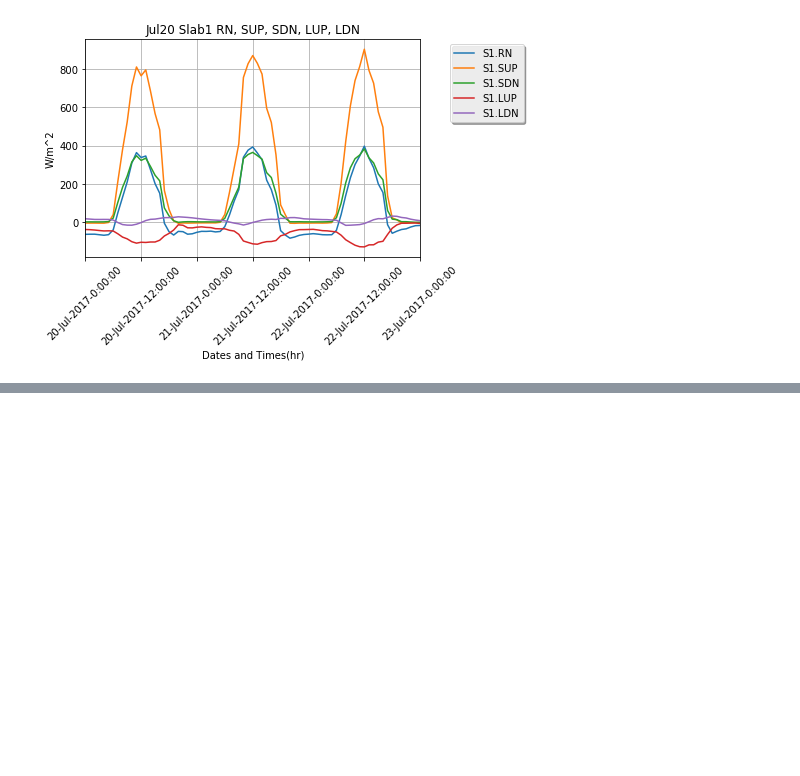
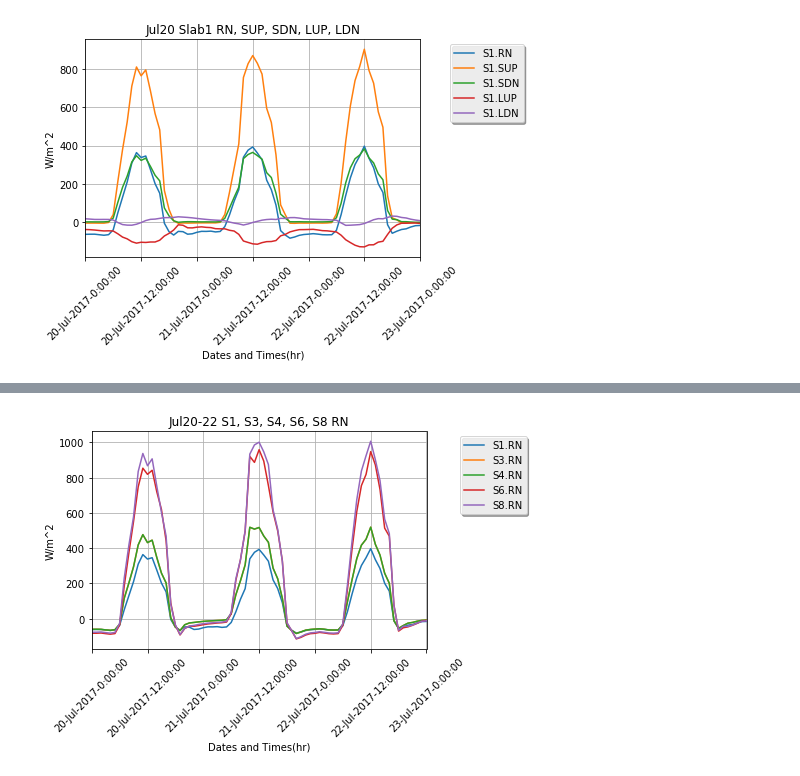
Before and after one commit to mattandersoninf/ALDataAnalysis, a Jupyter notebook: Jul20_Jul22_Analysis.ipynb, the cells around one changed output, grey strips where cells are left out. Saved outputs shown, nothing was run; the diff lists cells and outputs as text; code cells hidden in the pictures; blank space fills up the shorter version.

```diff
--- a/Jul20_Jul22_Analysis.ipynb
+++ b/Jul20_Jul22_Analysis.ipynb
@@ -1296,0 +322,16 @@ py.iplot(fig51, filename='S8_MH2O')
+# %%
+fig1 = plt.plot(x, np_s1_rn, label='S1.RN')
+fig2 = plt.plot(x, np_s3_rn, label='S3.RN')
+fig3 = plt.plot(x, np_s4_rn, label='S4.RN')
+fig4 = plt.plot(x, np_s6_rn, label='S6.RN')
+fig5 = plt.plot(x, np_s8_rn, label='S8.RN')
+plt.legend(loc='upper center', bbox_to_anchor=(1.2, 1.0), shadow=True, ncol=1)
+plt.xlim(xlim)
+plt.xticks(xticks, xlabels, rotation= 45)
+plt.xlabel('Dates and Times(hr)')
+plt.ylabel('W/m^2')
+plt.title('Jul20-22 S1, S3, S4, S6, S8 RN')
+plt.grid(True)
+plt.show()
+# %% [output]
+[figure, added]
```
Also changed, not shown: parts of 55 cells of this notebook.
